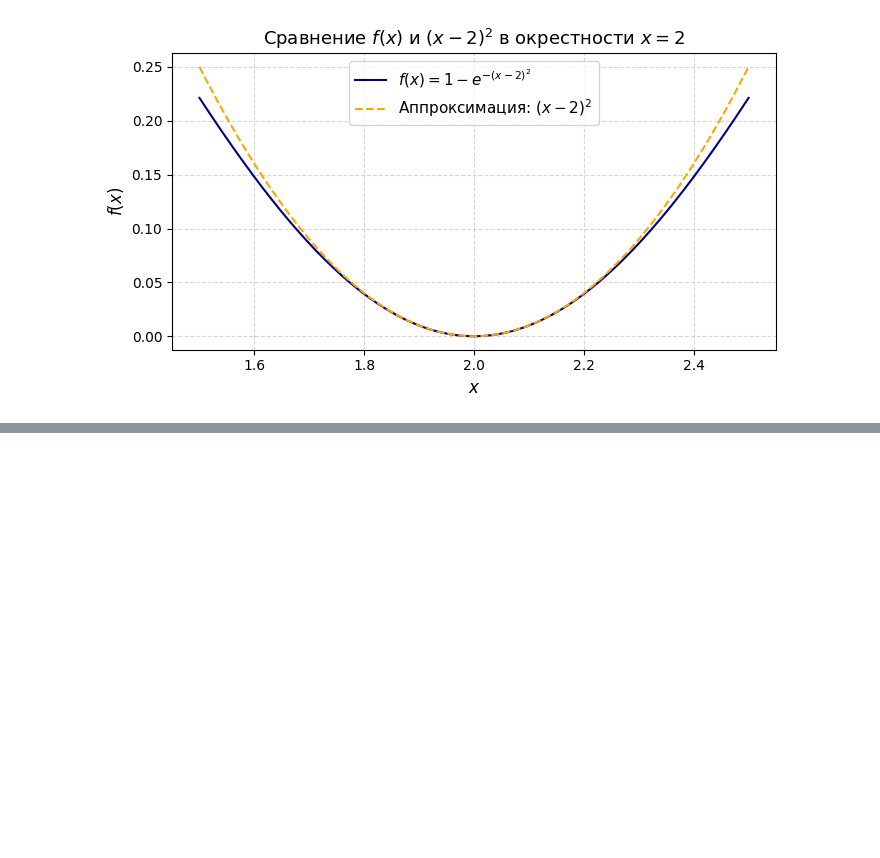
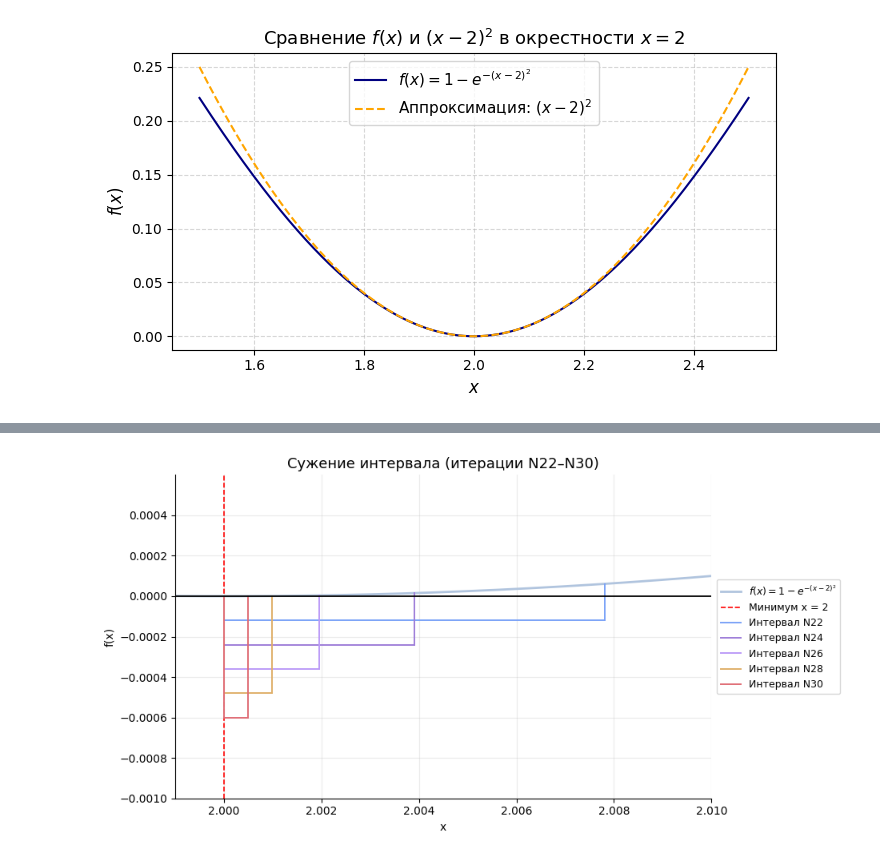
Before and after one commit to mnasonovy/optimization-methods, a Jupyter notebook: lab_1/grafics.ipynb, the cells around one changed output, grey strips where cells are left out. Saved outputs shown, nothing was run; the diff lists cells and outputs as text; code cells hidden in the pictures; blank space fills up the shorter version.

```diff
--- a/lab_1/grafics.ipynb
+++ b/lab_1/grafics.ipynb
@@ -90,0 +199,56 @@ plt.show()
+# %%
+import numpy as np
+import matplotlib.pyplot as plt
+
+def f(x):
+    return 1 - np.exp(-(x - 2)**2)
+
+# история сужения интервалов (N22–N30)
+history_22_30 = [
+    (1.999994, 2.007816),   # N22
+    (1.999994, 2.003910),   # N24
+    (1.999994, 2.001957),   # N26
+    (1.999994, 2.000981),   # N28
+    (1.999994, 2.000488)    # N30
+]
+
+# диапазон под реальные границы интервалов
+x_left, x_right = 1.999, 2.010
+x = np.linspace(x_left, x_right, 800)
+y = f(x)
+
+fig, ax = plt.subplots(figsize=(9.5, 5))
+ax.plot(x, y, color='lightsteelblue', lw=2, label=r'$f(x) = 1 - e^{-(x - 2)^2}$')
+ax.axvline(2, color='red', linestyle='--', lw=1.2, label='Минимум x = 2')
+
+# цвета для 5 итераций
+colors = ['#7aa2f7', '#9d7cd8', '#bb9af7', '#e0af68', '#e06c75']
+
+# рисуем скобы
+for i, (a_i, b_i) in enumerate(history_22_30):
+    color = colors[i % len(colors)]
+    y_bottom = -0.00012 * (i + 1)  # очень плотные, но видимые отступы
+    ax.plot([a_i, a_i], [y_bottom, f(a_i)], color=color, lw=1.4)
+    ax.plot([b_i, b_i], [y_bottom, f(b_i)], color=color, lw=1.4)
+    ax.plot([a_i, b_i], [y_bottom, y_bottom], color=color, lw=1.4, label=f'Интервал N{22 + 2*i}')
+
+# оформление
+ax.axhline(0, color='black', lw=1.3)
+ax.spines['top'].set_visible(False)
+ax.spines['right'].set_visible(False)
+
+# автоподбор масштаба по y
+y_top = y.max() + 0.0005
+y_bottom = min(-0.00012 * (len(history_22_30) + 1), -0.001)
+ax.set_ylim(y_bottom, y_top)
+
+ax.set_xlim(x_left, x_right)
+ax.set_title('Сужение интервала (итерации N22–N30)', fontsize=13)
+ax.set_xlabel('x')
+ax.set_ylabel('f(x)')
+ax.legend(loc='center left', bbox_to_anchor=(1, 0.5), fontsize=9)
+ax.grid(True, alpha=0.25)
+plt.tight_layout()
+plt.show()
+# %% [output]
+[figure, added]
```
Also changed, not shown: parts of 2 cells of this notebook, 1 other file.
